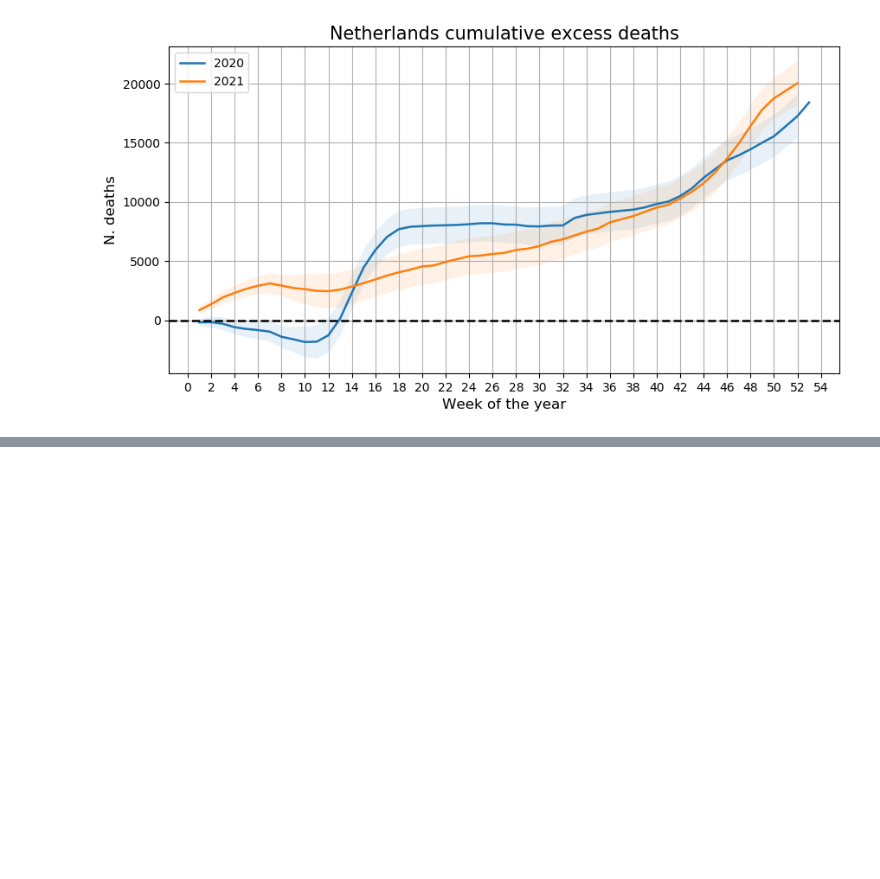
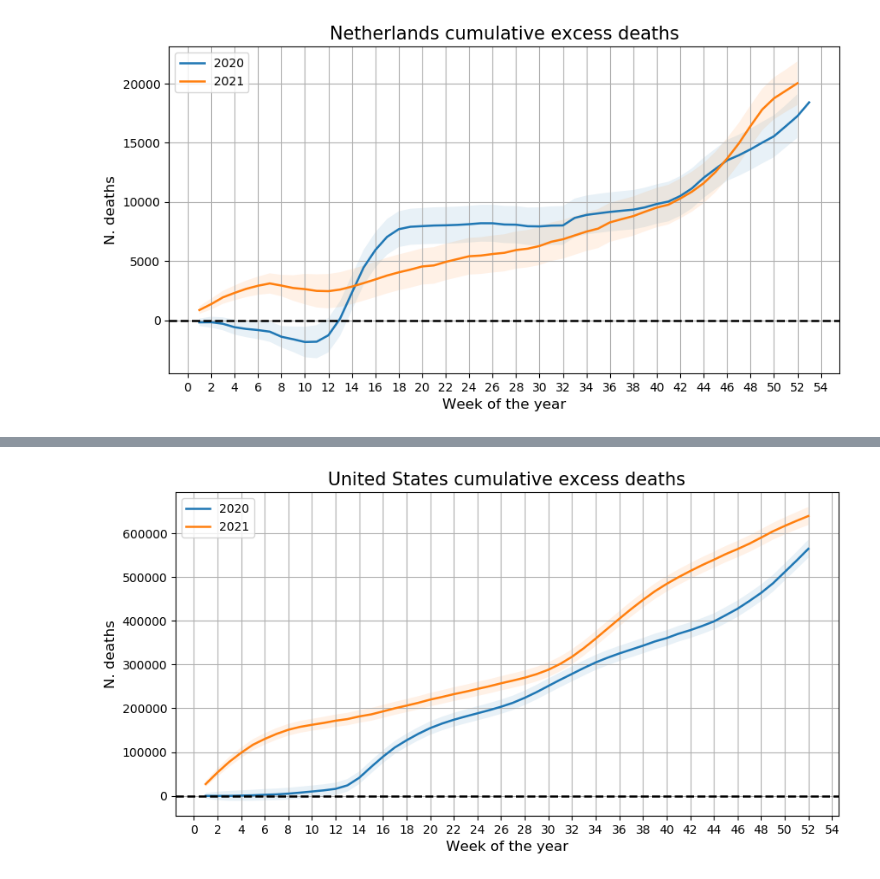
Before and after one commit to thomasmuntzer/covid19, a Jupyter notebook: International/Mortality.ipynb, the cells around one changed output, grey strips where cells are left out. Drawn from its saved outputs; the diff is of its cells as text; code cells hidden in the pictures; blank space fills up the shorter version.

```diff
--- a/International/Mortality.ipynb
+++ b/International/Mortality.ipynb
@@ -115,0 +148,5 @@ plot_mortality(varname="excess_deaths",
+# %%
+plot_mortality(varname="cumulative_excess_deaths",
+               country="United States")
+# %% [output]
+[figure, added]
```
Also changed, not shown: parts of 22 cells of this notebook, 2 other files.
